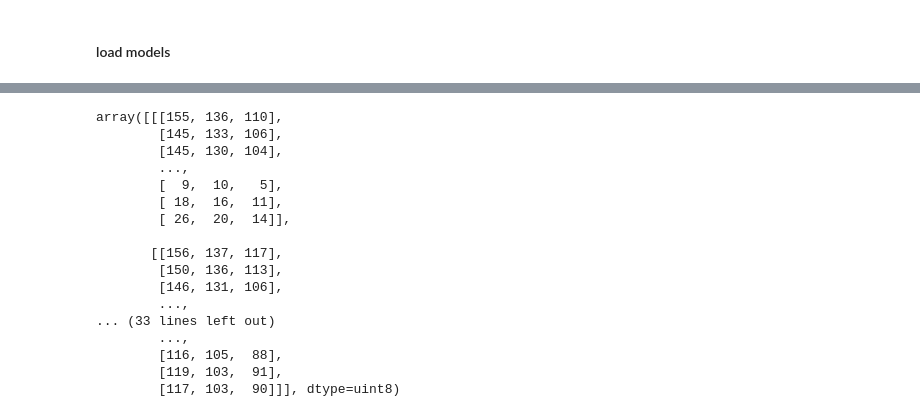
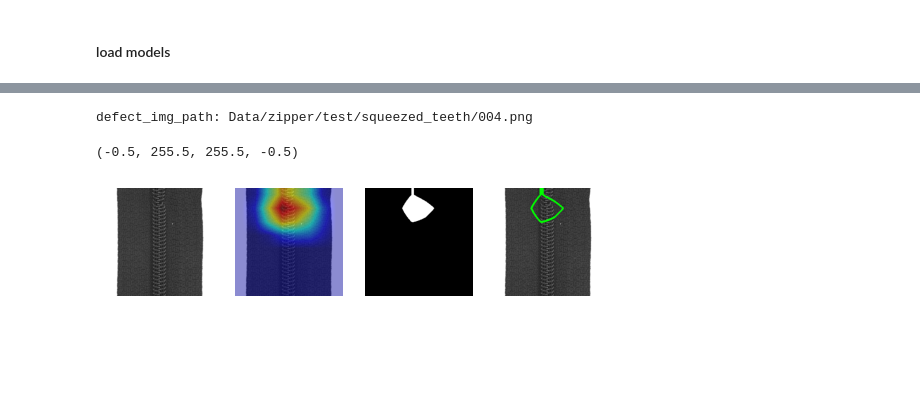
Before and after one commit to EmbeddedAndMore/ADSelfSupervised, a Jupyter notebook: grad_cam.ipynb, the cells around one changed output, grey strips where cells are left out. Saved outputs shown, nothing was run; the diff lists cells and outputs as text; code cells hidden in the pictures; blank space fills up the shorter version.

```diff
--- a/grad_cam.ipynb
+++ b/grad_cam.ipynb
@@ -103,0 +64,5 @@ array([1, 1, 1, 1, 1, 2, 1, 1, 2, 1, 1, 0, 1, 1, 0, 1, 1, 1, 1, 1, 2, 1,
+# %%
+dataloader_test, test_data_eval, dataloader_vis, vis_data_eval = load_dataset("bottle")
+
+input_tensor, it_labels = next(iter(dataloader_test))
+vis_input_tensor, vit_labels = next(iter(dataloader_vis))
@@ -303,20 +82,43 @@ True
-# %%
-cv2.imread("./both.png", 1)[:, :, ::-1]
-# %% [output]
-array([[[155, 136, 110],
-        [145, 133, 106],
-        [145, 130, 104],
-        ...,
-        [  9,  10,   5],
-        [ 18,  16,  11],
-        [ 26,  20,  14]],
-
-       [[156, 137, 117],
-        [150, 136, 113],
-        [146, 131, 106],
-        ...,
-... (33 lines left out)
-        ...,
-        [116, 105,  88],
-        [119, 103,  91],
-        [117, 103,  90]]], dtype=uint8)
+# %%
+def create_visualization(grayscale_cams, labels, vis_data_eval, vis_input_tensor):
+
+    defets_idx = np.where(labels.cpu().detach().numpy() ==True)[0]
+    defect_idx = defets_idx[0]
+    grayscale_cam = grayscale_cams[defect_idx, :]
+
+    actual_img_norm = vis_input_tensor[defect_idx].cpu().detach().numpy()
+    actual_img_norm = np.moveaxis(actual_img_norm, 0, 2)
+
+
+    defect_cam_heatmap = show_cam_on_image(actual_img_norm.copy(), grayscale_cam, use_rgb=True)
+
+
+    normalizedImg = np.zeros((256, 256))
+    normalizedImg = cv2.normalize(grayscale_cam,  normalizedImg, 0, 255, cv2.NORM_MINMAX)
+    _, binary_cam = cv2.threshold(normalizedImg, 180, 255,cv2.THRESH_BINARY)
+    binary_cam = binary_cam.astype(np.uint8)
+
+    defect_img_path = str(vis_data_eval.image_names[defect_idx])
+    print(f"defect_img_path: {defect_img_path}")
+    actual_img = cv2.resize(cv2.imread(defect_img_path), (256,256))
+    # # binary_cam.astype(np.uint8)
+    contours, hierarchy = cv2.findContours(binary_cam, cv2.RETR_TREE, cv2.CHAIN_APPROX_SIMPLE)
+    segmented_defect = cv2.drawContours(actual_img, contours, -1, (0,255,0), 3)
+
+    return actual_img_norm, defect_cam_heatmap, binary_cam, segmented_defect
+# %%
+actual_img_norm, defect_cam_heatmap, binary_cam, segmented_defect = create_visualization(grayscale_cams, it_labels, vis_data_eval, vis_input_tensor)
+
+fig, axes = plt.subplots(1,4)
+axes[0].imshow(actual_img_norm)
+axes[0].axis("off")
+axes[1].imshow(defect_cam_heatmap)
+axes[1].axis("off")
+axes[2].imshow(binary_cam, cmap='gray')
+axes[2].axis("off")
+axes[3].imshow(segmented_defect)
+axes[3].axis("off")
+# %% [output]
+defect_img_path: Data/zipper/test/squeezed_teeth/004.png
+(-0.5, 255.5, 255.5, -0.5)
+[figure, added]
```
Also changed, not shown: parts of 18 cells of this notebook, 3 other files.
